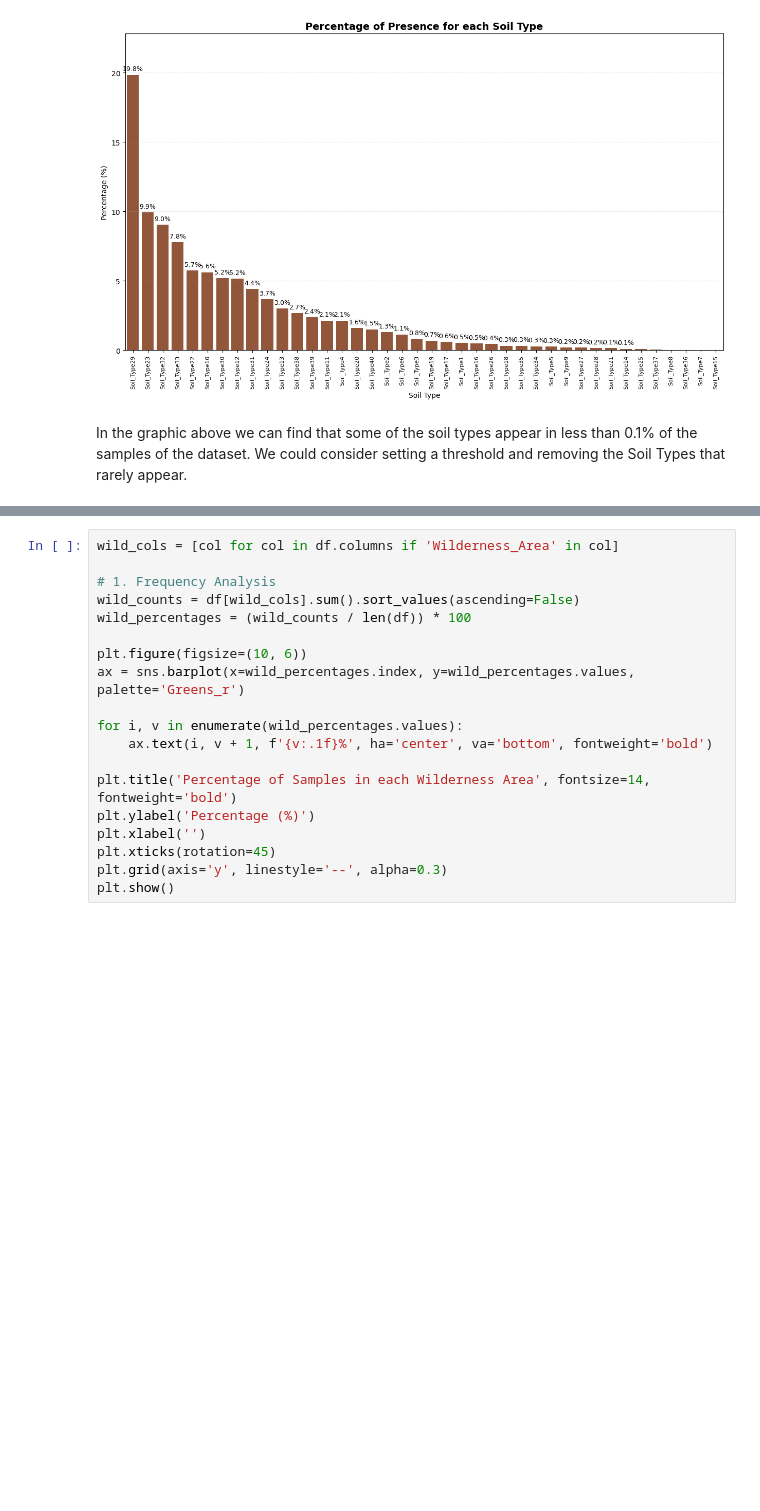
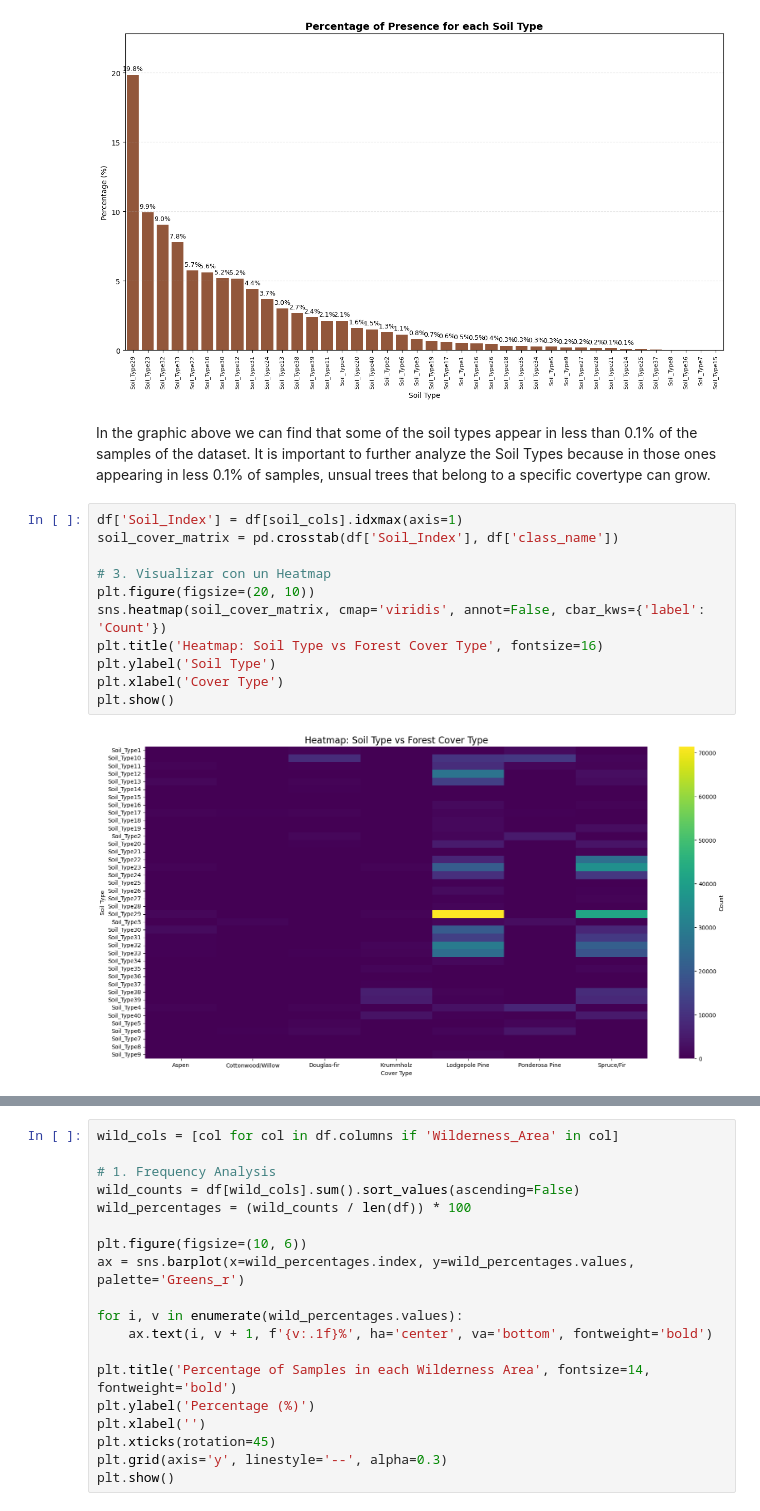
Before and after one commit to ineguiluz1/Forest-Covertype-Prediction-AML, a Jupyter notebook: notebooks/EDA.ipynb, the cells around one changed output, grey strips where cells are left out. Drawn from its saved outputs; the diff is of its cells as text; blank space fills up the shorter version.

```diff
--- a/notebooks/EDA.ipynb
+++ b/notebooks/EDA.ipynb
@@ -310,4 +310,17 @@ plt.grid(axis='y', linestyle='--', alpha=0.3)
 # %% [output]
 [figure]
 # %% [markdown]
-In the graphic above we can find that some of the soil types appear in less than 0.1% of the samples of the dataset. We could consider setting a threshold and removing the Soil Types that rarely appear.
+In the graphic above we can find that some of the soil types appear in less than 0.1% of the samples of the dataset. It is important to further analyze the Soil Types because in those ones appearing in less 0.1% of samples, unsual trees that belong to a specific covertype can grow.
+# %%
+df['Soil_Index'] = df[soil_cols].idxmax(axis=1)
+soil_cover_matrix = pd.crosstab(df['Soil_Index'], df['class_name'])
+
+# 3. Visualizar con un Heatmap
+plt.figure(figsize=(20, 10))
+sns.heatmap(soil_cover_matrix, cmap='viridis', annot=False, cbar_kws={'label': 'Count'})
+plt.title('Heatmap: Soil Type vs Forest Cover Type', fontsize=16)
+plt.ylabel('Soil Type')
+plt.xlabel('Cover Type')
+plt.show()
+# %% [output]
+[figure, added]
```
Also changed, not shown: parts of 5 cells of this notebook.
